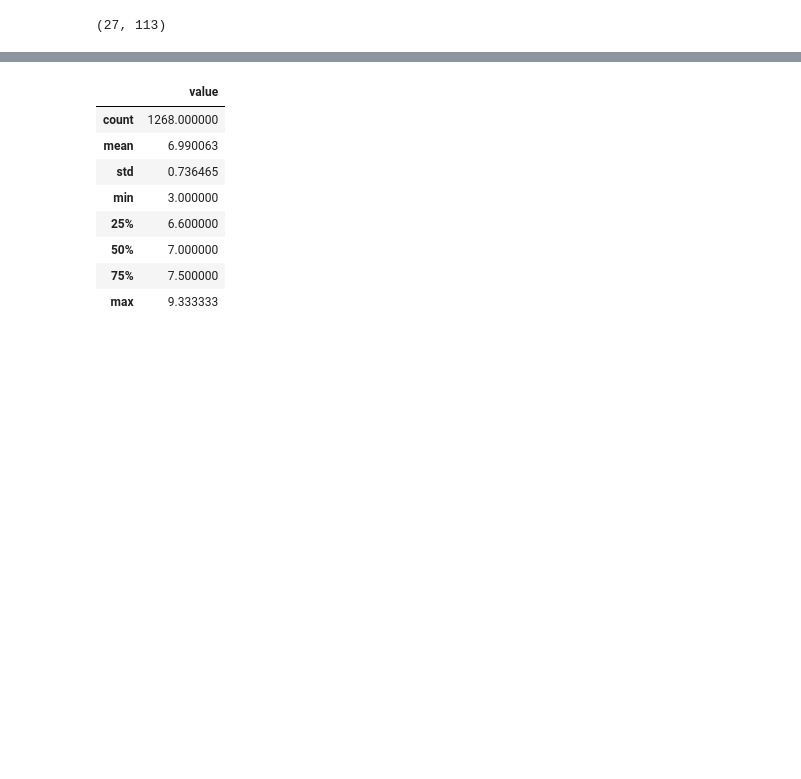
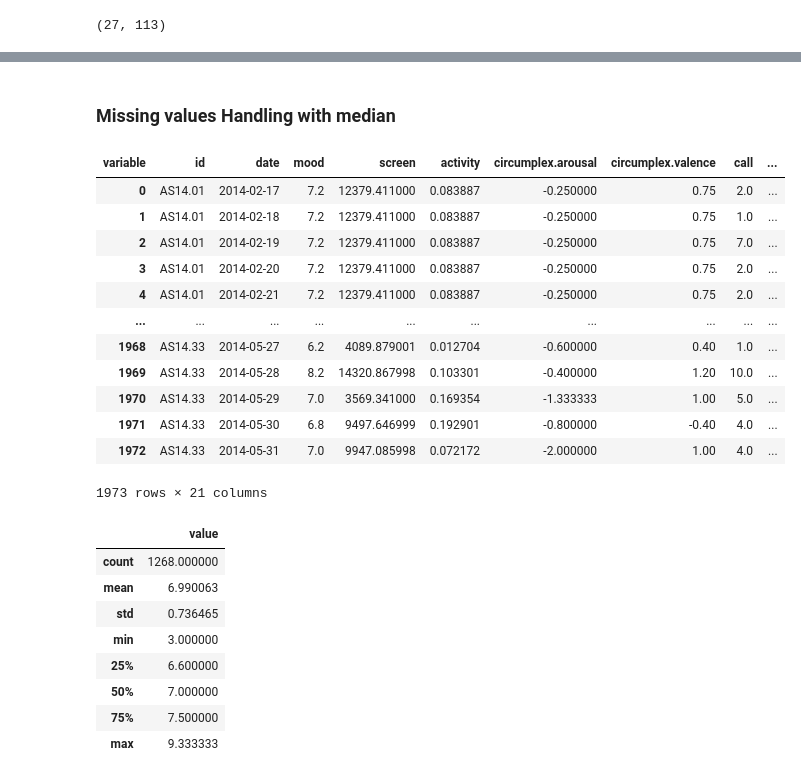
Before and after one commit to gajera-divya/Data-Mining-Techniques, a Jupyter notebook: Assignment1.ipynb, the cells around one changed output, grey strips where cells are left out. Drawn from its saved outputs; the diff is of its cells as text; code cells hidden in the pictures; blank space fills up the shorter version.

Commit message:
Missing Values handling by median

```diff
--- a/Assignment1.ipynb
+++ b/Assignment1.ipynb
@@ -256,0 +456,13 @@ num_unique_users, num_unique_dates
+# %%
+# Columns where zeros should be considered as missing data
+columns_to_consider = ['activity', 'appCat.builtin', 'appCat.communication', 'appCat.entertainment',
+                       'appCat.finance', 'appCat.game', 'appCat.office', 'appCat.other', 'appCat.social',
+                       'appCat.travel', 'appCat.unknown', 'appCat.utilities', 'appCat.weather', 'screen', 'call', 'sms']
+
+# Replace zeros with NaN in the specified columns
+aggregated_data_with_zeros_as_nan = grouped_data.copy()
+aggregated_data_with_zeros_as_nan[columns_to_consider] = aggregated_data_with_zeros_as_nan[columns_to_consider].replace(0, np.nan)
+
+# Calculate the new counts of missing values including zeros as NaNs for each variable for each ID
+missing_including_zeros = aggregated_data_with_zeros_as_nan.groupby('id').apply(lambda x: x.isna().sum())
+missing_including_zeros.head()  # Display the updated missing data summary for the first few IDs
@@ -257,3 +478,33 @@ num_unique_users, num_unique_dates
+# %% [markdown]
+### Missing values Handling with median
+# %%
+# Select only the numeric columns for imputation (excluding the 'id' column)
+numeric_columns = aggregated_data_with_zeros_as_nan.select_dtypes(include=np.number).columns
+
+# Loop over each ID
+for id_val in aggregated_data_with_zeros_as_nan['id'].unique():
+    # Calculate median for all numeric attributes for the current ID
+    median_values_by_id = aggregated_data_with_zeros_as_nan.loc[aggregated_data_with_zeros_as_nan['id'] == id_val, numeric_columns].median()
+
+    # Impute missing values, including zeros, with the calculated median for each attribute and each ID
+    for col in numeric_columns:
+        aggregated_data_with_zeros_as_nan.loc[(aggregated_data_with_zeros_as_nan['id'] == id_val) & (aggregated_data_with_zeros_as_nan[col].isna() | (aggregated_data_with_zeros_as_nan[col] == 0)), col] = median_values_by_id[col]
+# %%
+aggregated_data_with_zeros_as_nan
+# %% [output]
+| variable | id | date | mood | screen | activity | circumplex.arousal | circumplex.valence | call | ... |
+| 0 | AS14.01 | 2014-02-17 | 7.2 | 12379.411000 | 0.083887 | -0.250000 | 0.75 | 2.0 | ... |
+| 1 | AS14.01 | 2014-02-18 | 7.2 | 12379.411000 | 0.083887 | -0.250000 | 0.75 | 1.0 | ... |
+| 2 | AS14.01 | 2014-02-19 | 7.2 | 12379.411000 | 0.083887 | -0.250000 | 0.75 | 7.0 | ... |
+| 3 | AS14.01 | 2014-02-20 | 7.2 | 12379.411000 | 0.083887 | -0.250000 | 0.75 | 2.0 | ... |
+| 4 | AS14.01 | 2014-02-21 | 7.2 | 12379.411000 | 0.083887 | -0.250000 | 0.75 | 2.0 | ... |
+| ... | ... | ... | ... | ... | ... | ... | ... | ... | ... |
+| 1968 | AS14.33 | 2014-05-27 | 6.2 | 4089.879001 | 0.012704 | -0.600000 | 0.40 | 1.0 | ... |
+| 1969 | AS14.33 | 2014-05-28 | 8.2 | 14320.867998 | 0.103301 | -0.400000 | 1.20 | 10.0 | ... |
+| 1970 | AS14.33 | 2014-05-29 | 7.0 | 3569.341000 | 0.169354 | -1.333333 | 1.00 | 5.0 | ... |
+| 1971 | AS14.33 | 2014-05-30 | 6.8 | 9497.646999 | 0.192901 | -0.800000 | -0.40 | 4.0 | ... |
+| 1972 | AS14.33 | 2014-05-31 | 7.0 | 9947.085998 | 0.072172 | -2.000000 | 1.00 | 4.0 | ... |
+1973 rows × 21 columns
 # %%
 data_mood = data[data["variable"] == "mood" ]                               # Select the rows where the variable is "mood"
 result_mood = data_mood.groupby(['id', 'date']).agg({'value': 'mean'}).reset_index()   # Group by id and date and calculate the mean of the value column
```
Also changed, not shown: parts of 9 cells of this notebook, 1 other file.
